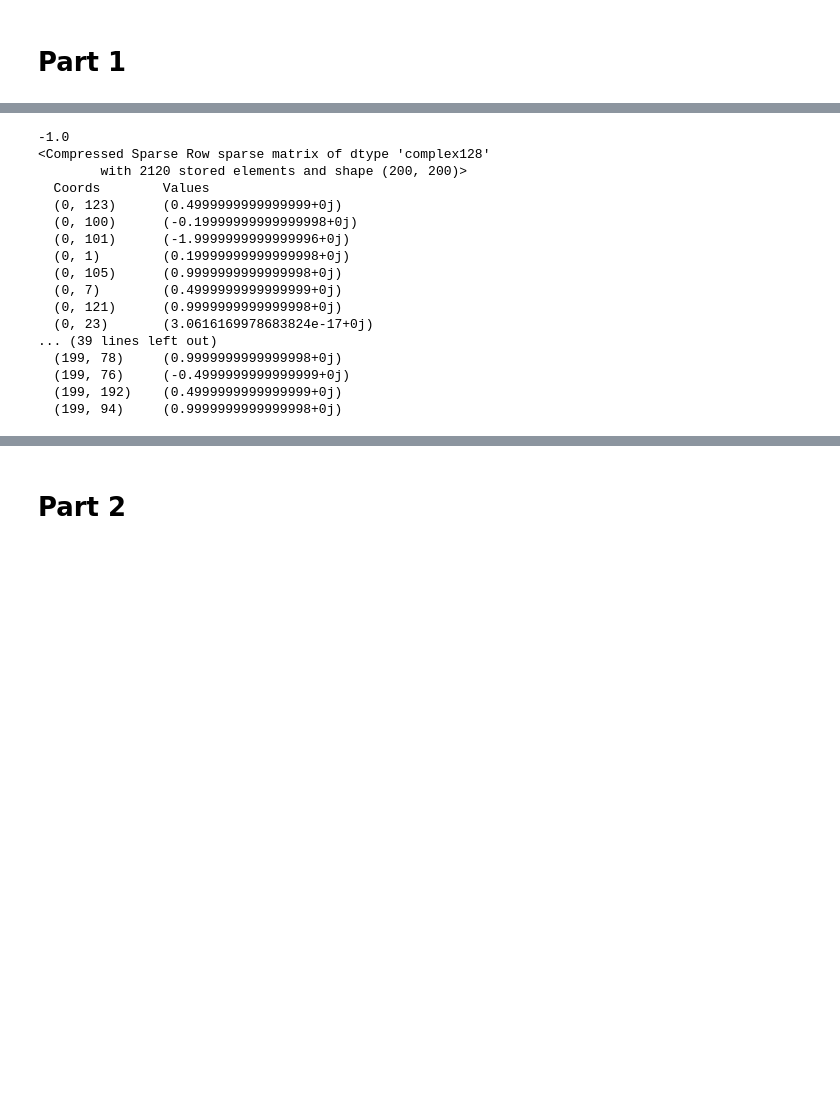
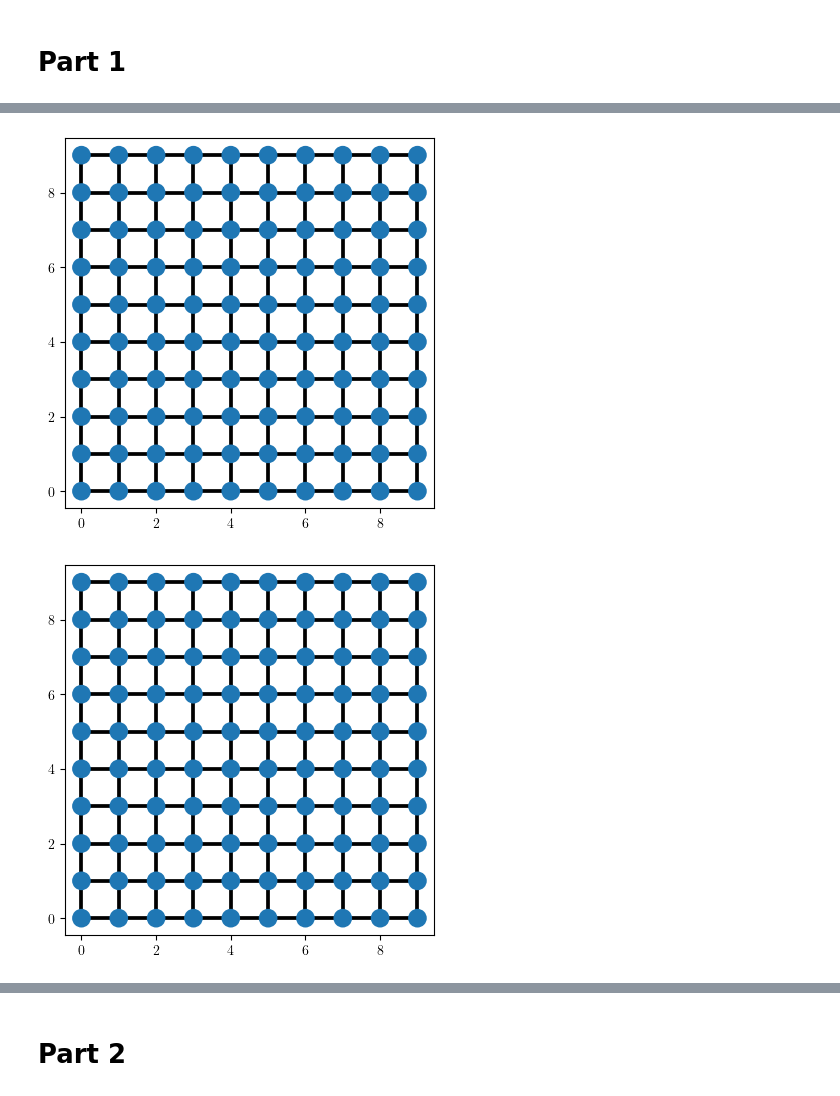
Before and after one commit to lauragoms/TAI-localizer, a Jupyter notebook: fig_2.ipynb, the cells around one changed output, grey strips where cells are left out. Saved outputs shown, nothing was run; the diff lists cells and outputs as text; code cells hidden in the pictures; blank space fills up the shorter version.

```diff
--- a/fig_2.ipynb
+++ b/fig_2.ipynb
@@ -202,8 +62,9 @@ def spec_loc_kwant(system, params, kappa, e0, TRS=None):
 from tai_localizer.lauralizer.amorphous_model_BHZ_2D import amorph_BHZ
 import tai_localizer
 from importlib import reload
-reload(tai_localizer.lauralizer.localizer)
-from tai_localizer.lauralizer.localizer import spectral_localizer_AII2D
+import tai_localizer.lauralizer
+
+from tai_localizer.lauralizer.localizer import spectral_localizer_AII2D,invariant_localizer
 
 system = amorph_BHZ(points * L, e[not_crossing])
 
@@ -211,54 +72,44 @@ system = amorph_BHZ(points * L, e[not_crossing])
 def parameters_to_observables(system, A, B, Delta, dis_onsite, dis_hadamard):
 
     rng = np.random.default_rng()
     par_dict = {
         "norbs": 4,
         "rng_hdmd": rng,
         "Delta": Delta,
         "dis_hadamard": dis_hadamard * 100,
         "mu": 0,
         "A": A,
         "B": B,
         "rng_W": rng,
         "dis_onsite": dis_onsite,
     }
     fsyst = system.finalized()
-    ham = fsyst.hamiltonian_submatrix(params=par_dict)
+    ham = fsyst.hamiltonian_submatrix(params=par_dict, sparse=True)
     positions = [site.pos for site in fsyst.sites]
-    print(spectral_localizer_AII2D(np.array(positions),ham,0,0.1))
-
+    loc_rotated = spectral_localizer_AII2D(np.array(positions),ham,0,0.1)
+    inv_localizer = invariant_localizer(loc_rotated.todense())
+    return inv_localizer
 
 seed_onsite = 0
 seed_hadamard = 0
 rng_W = np.random.default_rng(int(seed_onsite))
 rng_hdmd = np.random.default_rng(int(seed_hadamard))
-Delta = 2.0
+# Delta = 10
 B = 1
 A = 1
 dis_onsite = 0
 
+inv_D = []
+Delta_range = np.linspace(-2, 4.1, 50)
+for Delta in Delta_range:
 
-x = parameters_to_observables(system, A, B, Delta, dis_onsite, 1)
-
+    x = parameters_to_observables(system, A, B, Delta, dis_onsite, 1)
+    inv_D.append(x)
 
 # check its right
-# k.plot(system)
+
+k.plot(system)
 # plt.show()
 # %% [output]
--1.0
-<Compressed Sparse Row sparse matrix of dtype 'complex128'
-        with 2120 stored elements and shape (200, 200)>
-  Coords        Values
-  (0, 123)      (0.4999999999999999+0j)
-  (0, 100)      (-0.19999999999999998+0j)
-  (0, 101)      (-1.9999999999999996+0j)
-  (0, 1)        (0.19999999999999998+0j)
-  (0, 105)      (0.9999999999999998+0j)
-  (0, 7)        (0.4999999999999999+0j)
-  (0, 121)      (0.9999999999999998+0j)
-  (0, 23)       (3.0616169978683824e-17+0j)
-... (39 lines left out)
-  (199, 78)     (0.9999999999999998+0j)
-  (199, 76)     (-0.4999999999999999+0j)
-  (199, 192)    (0.4999999999999999+0j)
-  (199, 94)     (0.9999999999999998+0j)
+[figure, added]
+[figure, added]
```
Also changed, not shown: parts of 7 cells of this notebook, 1 other file.
